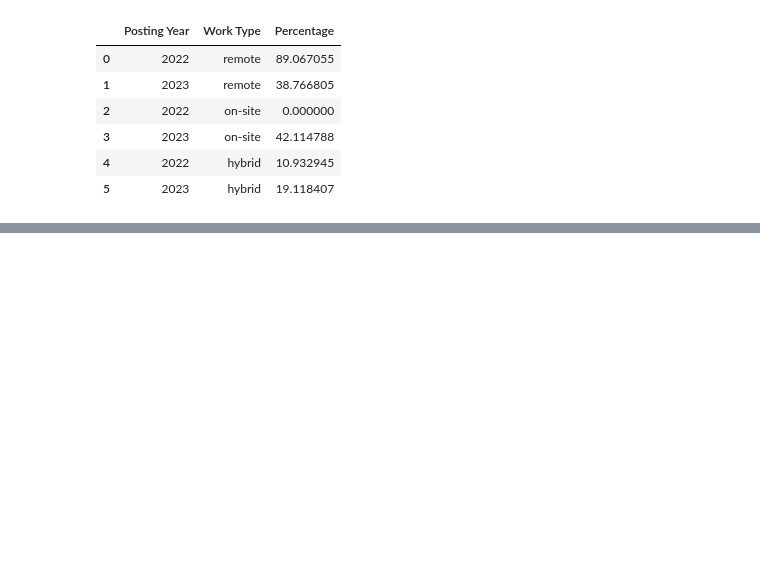
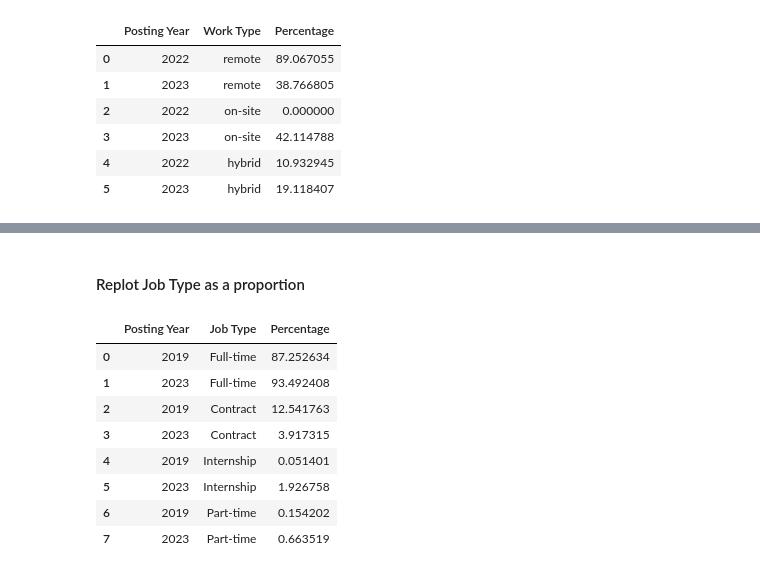
Before and after one commit to devinsuy/DataScience-Jobs-Viz, a Jupyter notebook: notebooks/python/Data Science Jobs Data/EDA_Time_Series.ipynb, the cells around one changed output, grey strips where cells are left out. Cells and saved outputs as stored; diff of their text form; code cells hidden in the pictures; blank space fills up the shorter version.

```diff
--- a/notebooks/python/Data Science Jobs Data/EDA_Time_Series.ipynb
+++ b/notebooks/python/Data Science Jobs Data/EDA_Time_Series.ipynb
@@ -515,0 +662,17 @@ combined_stacked_work_type_fig
+# %% [markdown]
+#### Replot Job Type as a proportion
+# %%
+data_stacked_job_type_melt_pct = data_stacked_job_type.set_index('Posting Year')
+data_stacked_job_type_melt_pct = (data_stacked_job_type_melt_pct.div(data_stacked_job_type_melt_pct.sum(axis=1), axis=0) * 100).reset_index()
+data_stacked_job_type_melt_pct = data_stacked_job_type_melt_pct.melt('Posting Year', var_name='Job Type', value_name='Percentage')
+data_stacked_job_type_melt_pct
+# %% [output]
+|  | Posting Year | Job Type | Percentage |
+| 0 | 2019 | Full-time | 87.252634 |
+| 1 | 2023 | Full-time | 93.492408 |
+| 2 | 2019 | Contract | 12.541763 |
+| 3 | 2023 | Contract | 3.917315 |
+| 4 | 2019 | Internship | 0.051401 |
+| 5 | 2023 | Internship | 1.926758 |
+| 6 | 2019 | Part-time | 0.154202 |
+| 7 | 2023 | Part-time | 0.663519 |
```
Also changed, not shown: parts of 24 cells of this notebook, 1 other file.
